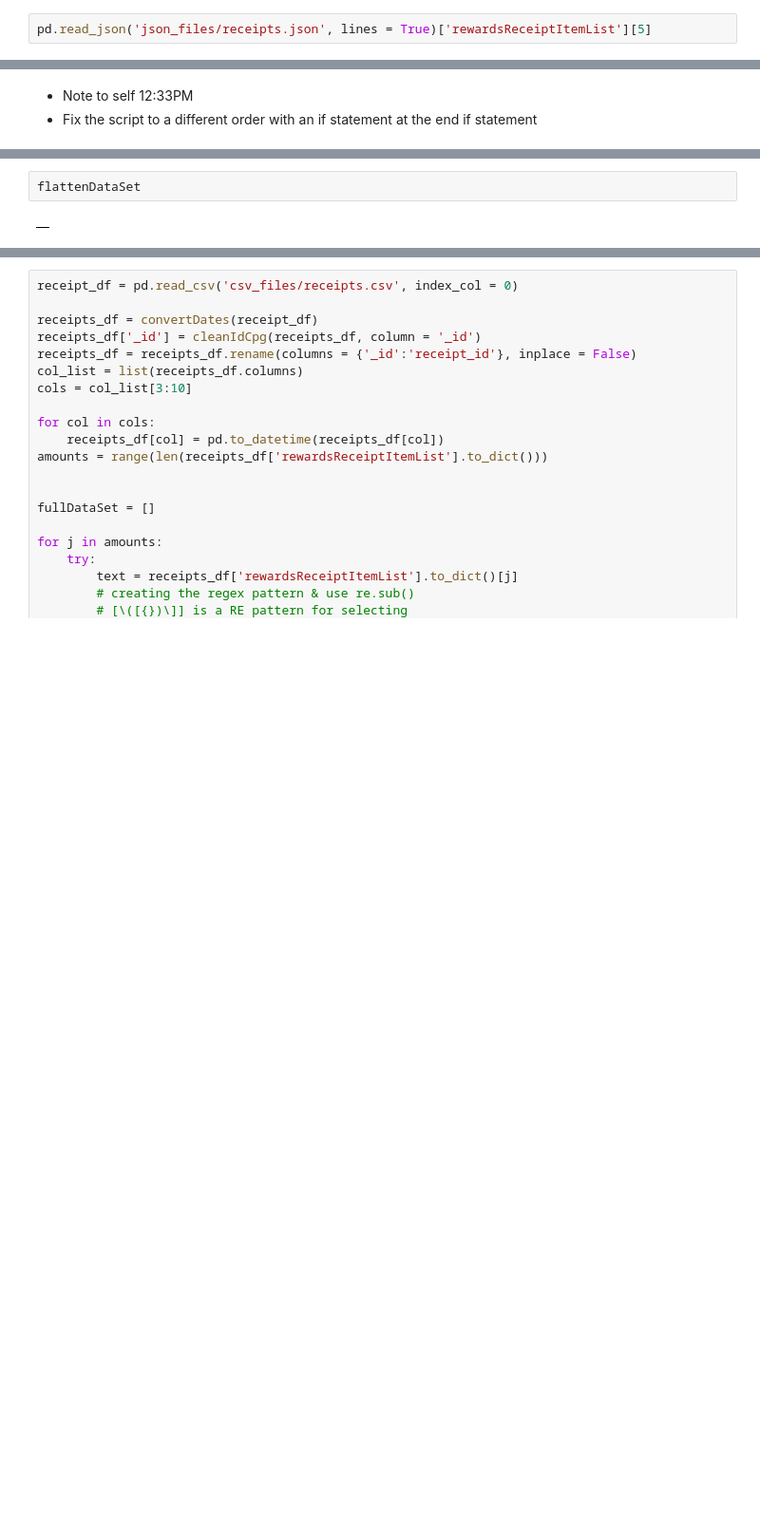
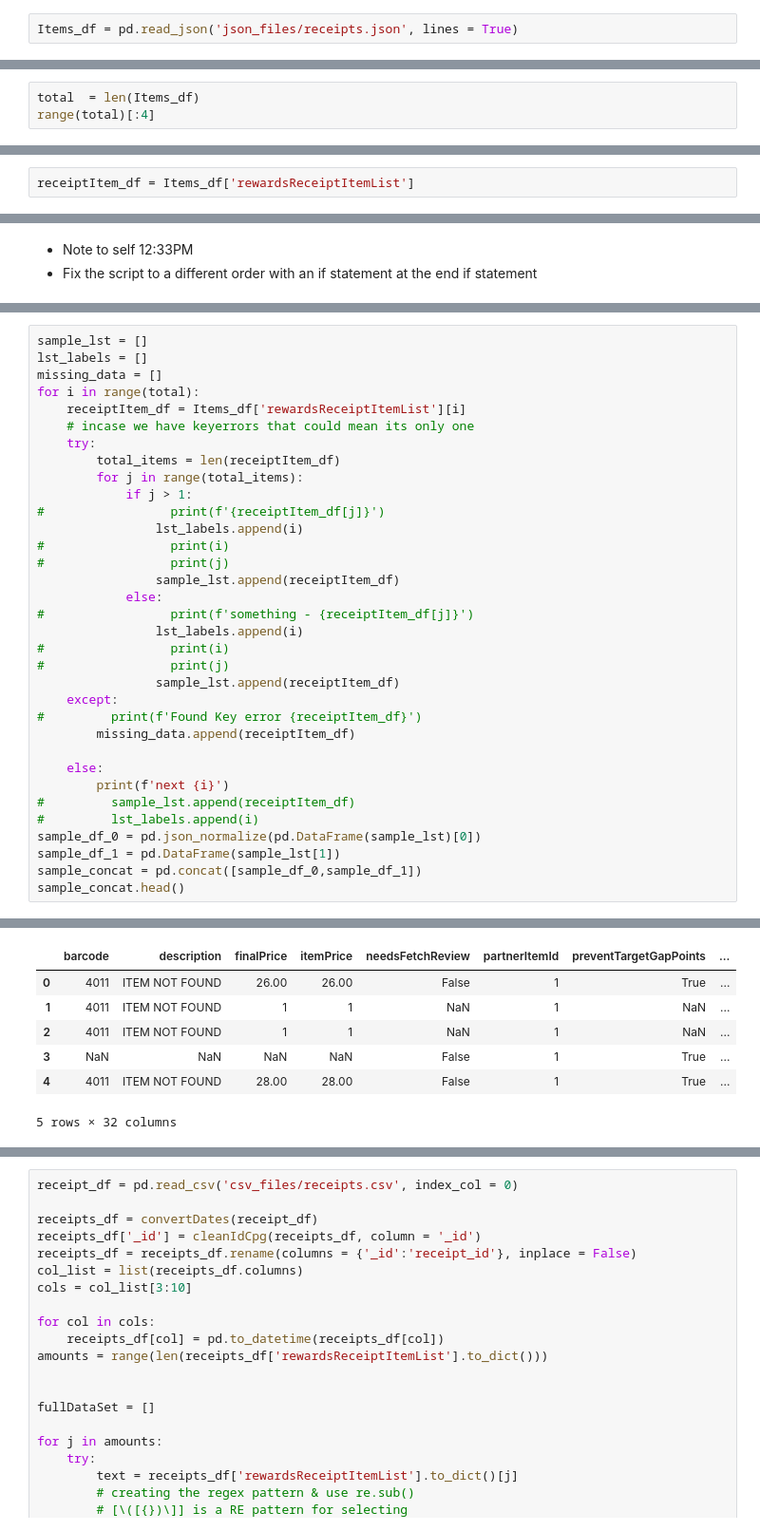
Before and after one commit to Jwdaniel34/fetch-rewards-code, a Jupyter notebook: data_cleaning.ipynb, the cells around one changed output, grey strips where cells are left out. Shown at 95% size. Saved outputs shown, nothing was run; the diff lists cells and outputs as text; blank space fills up the shorter version.

```diff
--- a/data_cleaning.ipynb
+++ b/data_cleaning.ipynb
@@ -183,2 +170,2 @@ fixed_data
 # %%
-pd.read_json('json_files/receipts.json', lines = True)['rewardsReceiptItemList'][5]
+Items_df = pd.read_json('json_files/receipts.json', lines = True)
@@ -207,0 +172,3 @@ receiptitems_cols = ['barcode','description','finalPrice','itemPrice','quantityP
+# %%
+total  = len(Items_df)
+range(total)[:4]
@@ -207,0 +177,2 @@ receiptitems_cols = ['barcode','description','finalPrice','itemPrice','quantityP
+# %%
+receiptItem_df = Items_df['rewardsReceiptItemList']
@@ -410,4 +184,35 @@ KeyError: "['barcode'] not in index"
-# %%
-flattenDataSet
-# %% [output]
-|  |
+# %%
+sample_lst = []
+lst_labels = []
+missing_data = []
+for i in range(total):
+    receiptItem_df = Items_df['rewardsReceiptItemList'][i]
+    # incase we have keyerrors that could mean its only one
+    try:
+        total_items = len(receiptItem_df)
+        for j in range(total_items):
+            if j > 1:
+#                 print(f'{receiptItem_df[j]}')
+                lst_labels.append(i)
+#                 print(i)
+#                 print(j)
+                sample_lst.append(receiptItem_df)
+            else:
+#                 print(f'something - {receiptItem_df[j]}')
+                lst_labels.append(i)
+#                 print(i)
+#                 print(j)
+                sample_lst.append(receiptItem_df)
+    except:
+#         print(f'Found Key error {receiptItem_df}')
+        missing_data.append(receiptItem_df)
+
+    else:
+        print(f'next {i}')
+#         sample_lst.append(receiptItem_df)
+#         lst_labels.append(i)
+sample_df_0 = pd.json_normalize(pd.DataFrame(sample_lst)[0])
+sample_df_1 = pd.DataFrame(sample_lst[1])
+sample_concat = pd.concat([sample_df_0,sample_df_1])
+sample_concat.head()
+# %% [output]
@@ -413,0 +236,7 @@ flattenDataSet
+|  | barcode | description | finalPrice | itemPrice | needsFetchReview | partnerItemId | preventTargetGapPoints | ... |
+| 0 | 4011 | ITEM NOT FOUND | 26.00 | 26.00 | False | 1 | True | ... |
+| 1 | 4011 | ITEM NOT FOUND | 1 | 1 | NaN | 1 | NaN | ... |
+| 2 | 4011 | ITEM NOT FOUND | 1 | 1 | NaN | 1 | NaN | ... |
+| 3 | NaN | NaN | NaN | NaN | False | 1 | True | ... |
+| 4 | 4011 | ITEM NOT FOUND | 28.00 | 28.00 | False | 1 | True | ... |
+5 rows × 32 columns
```
Also changed, not shown: parts of 39 cells of this notebook.
